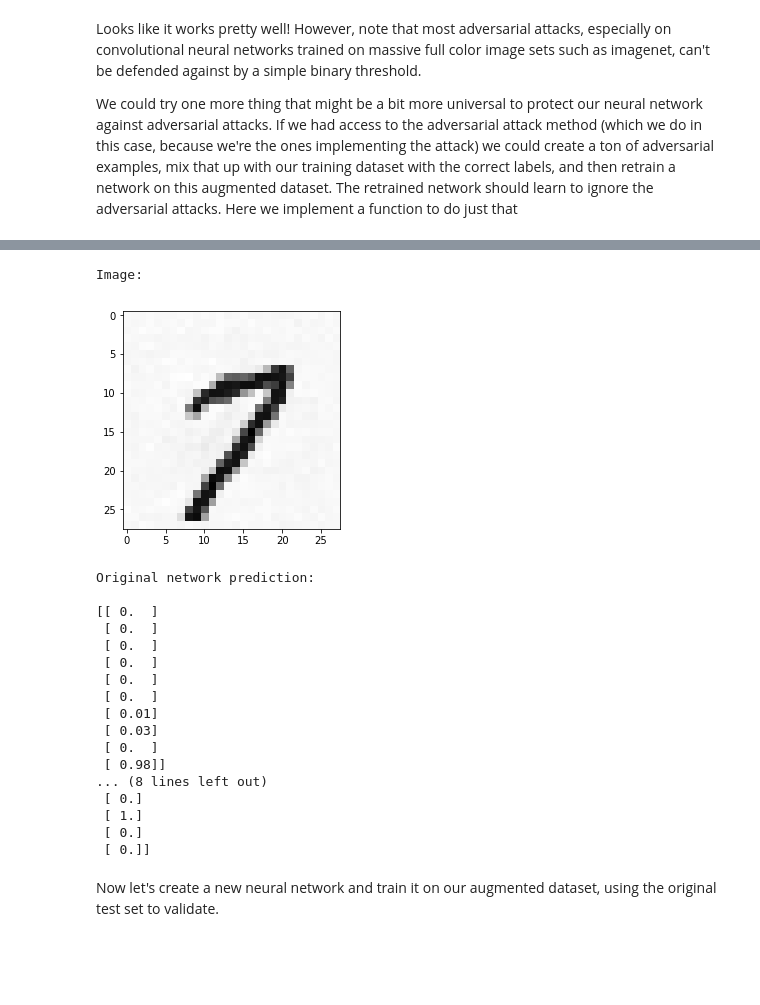
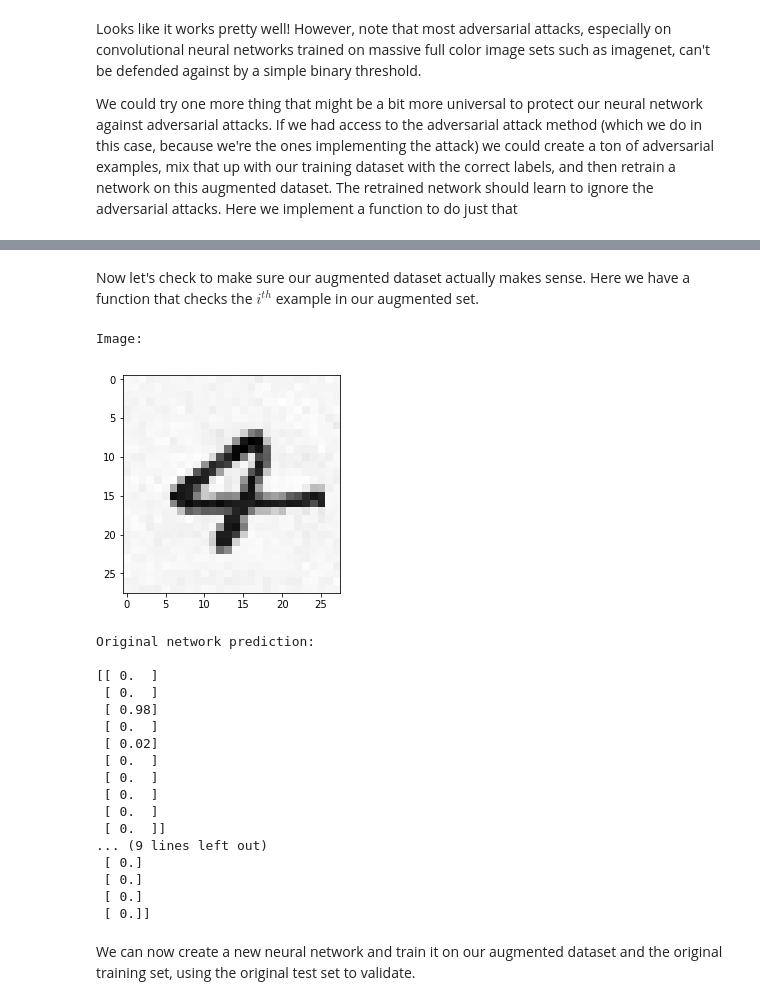
Before and after one commit to dangeng/Simple_Adversarial_Examples, a Jupyter notebook: MLAB/adversarial_example.ipynb, the cells around one changed output, grey strips where cells are left out. Drawn from its saved outputs; the diff is of its cells as text; code cells hidden in the pictures; blank space fills up the shorter version.

```diff
--- a/MLAB/adversarial_example.ipynb
+++ b/MLAB/adversarial_example.ipynb
@@ -349,36 +364,38 @@ Looks like it works pretty well! However, note that most adversarial attacks, es
 
 We could try one more thing that might be a bit more universal to protect our neural network against adversarial attacks. If we had access to the adversarial attack method (which we do in this case, because we're the ones implementing the attack) we could create a ton of adversarial examples, mix that up with our training dataset with the correct labels, and then retrain a network on this augmented dataset. The retrained network should learn to ignore the adversarial attacks. Here we implement a function to do just that
 # %%
-def augment_data(n=1, data):
+def augment_data(n, data, steps):
     """
     n : integer
         number of adversarial examples to generate
+    data : list of tuples
+        data set to generate adversarial examples using
     """
     # Our augmented training set:
     augmented = []
 
     for i in range(n):
         # Progress "bar"
-        if i % 100 == 0:
+        if i % 500 == 0:
             print "Generated digits: " + str(i)
 
         # Randomly choose a digit that the example will look like
         rnd_actual_digit = np.random.randint(10)
 
         # Find random instance of rnd_actual_digit in the training set
-        rnd_actual_idx = np.random.randint(50000)
-        while np.argmax(training_data[rnd_actual_idx][1]) != rnd_actual_digit:
-            rnd_actual_idx = np.random.randint(50000)
-        x_target = training_data[rnd_actual_idx][0]
+        rnd_actual_idx = np.random.randint(len(data))
+        while np.argmax(data[rnd_actual_idx][1]) != rnd_actual_digit:
+            rnd_actual_idx = np.random.randint(len(data))
+        x_target = data[rnd_actual_idx][0]
 
         # Choose value for adversarial attack
         rnd_fake_digit = np.random.randint(10)
 
         # Generate adversarial example
-        x_adversarial = sneaky_adversarial(net, rnd_fake_digit, x_target, 100, 1)
+        x_adversarial = sneaky_adversarial(net, rnd_fake_digit, x_target, steps, 1)
 
         # Add new data
-        y_actual = training_data[rnd_actual_idx][1]
+        y_actual = data[rnd_actual_idx][1]
 
         augmented.append((x_adversarial, y_actual))
 
@@ -407,39 +403,45 @@ Generated digits: 9900
+# %%
+# This will take quite a while (~3 min for 10000, ~15 for 50000)
+# Try 10000 examples first if you don't want to wait
+augmented = augment_data(50000, training_data, 100)
+# %% [markdown]
+Now let's check to make sure our augmented dataset actually makes sense. Here we have a function that checks the $ i^{th} $ example in our augmented set.
 # %%
 def check_augmented(i, augmented):
     # Show image
     print 'Image: \n'
     plt.imshow(augmented[i][0].reshape(28,28), cmap='Greys')
     plt.show()
 
     # Show original network prediction
     print 'Original network prediction: \n'
     print np.round(net.feedforward(augmented[i][0]), 2)
 
     # Show label
-    print 'Label: \n'
+    print '\nLabel: \n'
     print augmented[i][1]
 
-check_augmented(277, augmented)
+check_augmented(20488, augmented)
 # %% [output]
 Image:
-[figure, old version]
+[figure, new version]
 Original network prediction:
 
 [[ 0.  ]
  [ 0.  ]
+ [ 0.98]
+ [ 0.  ]
+ [ 0.02]
  [ 0.  ]
  [ 0.  ]
  [ 0.  ]
  [ 0.  ]
- [ 0.01]
- [ 0.03]
- [ 0.  ]
- [ 0.98]]
-... (8 lines left out)
+ [ 0.  ]]
+... (9 lines left out)
  [ 0.]
- [ 1.]
+ [ 0.]
  [ 0.]
  [ 0.]]
 # %% [markdown]
-Now let's create a new neural network and train it on our augmented dataset, using the original test set to validate.
+We can now create a new neural network and train it on our augmented dataset and the original training set, using the original test set to validate.
 # %%
```
Also changed, not shown: parts of 18 cells of this notebook.
